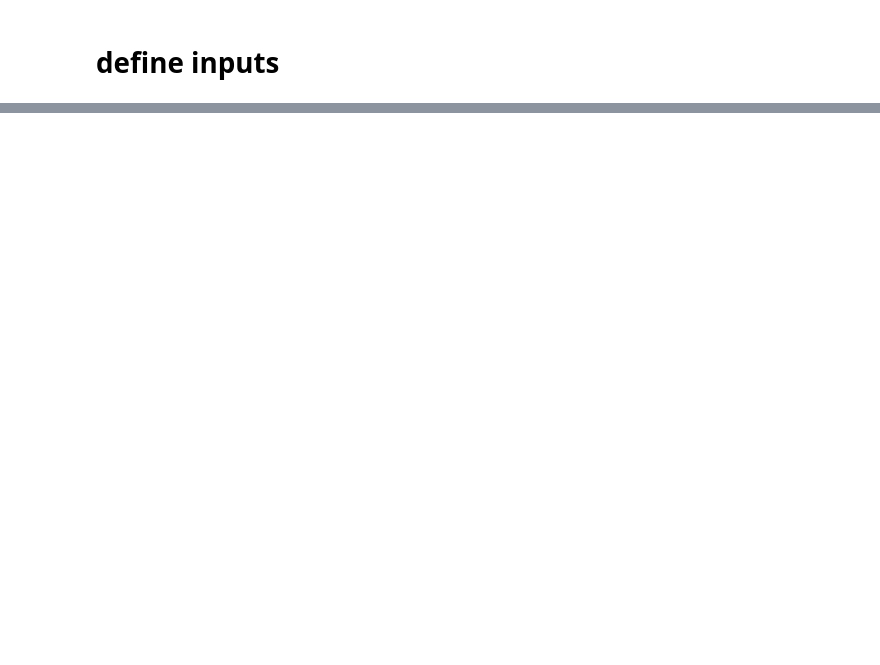
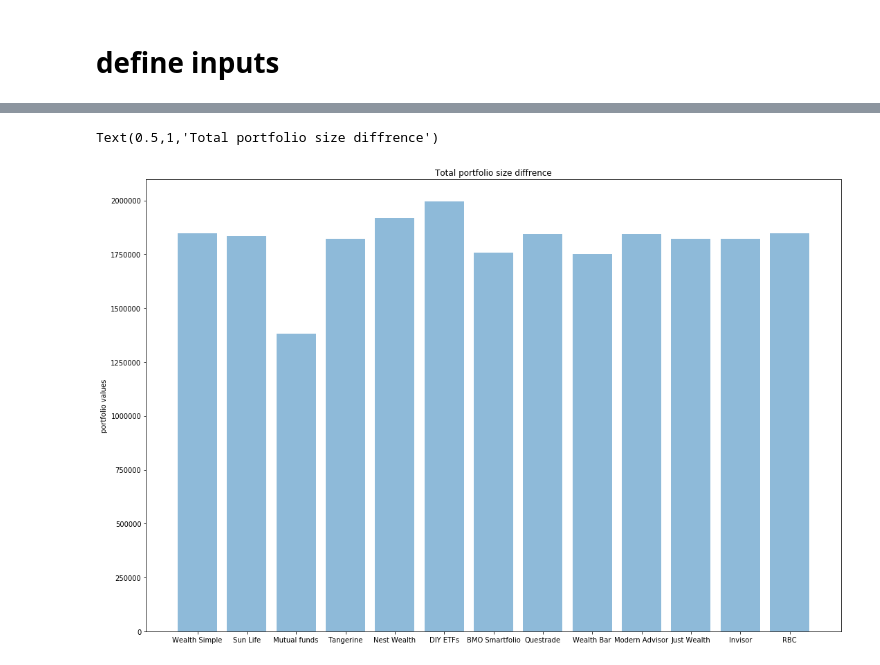
Before and after one commit to FinTrek/personal-finance-tools, a Jupyter notebook: robo advisor comparison/Robo Advisor Comparison.ipynb, the cells around one changed output, grey strips where cells are left out. Drawn from its saved outputs; the diff is of its cells as text; code cells hidden in the pictures; blank space fills up the shorter version.

```diff
--- a/robo advisor comparison/Robo Advisor Comparison.ipynb
+++ b/robo advisor comparison/Robo Advisor Comparison.ipynb
@@ -65,0 +213,19 @@ plt.plot(values[:,1], values[:,2])
+# %%
+## function calls
+wealth_simple = wealth_simple_agg(0.006,0,starting_tfsa + starting_rrsp +starting_general, 0)
+## takes my MER of 0.63% from my employer sunlife plan
+sun_life = aggregate(0.0064,0,starting_tfsa + starting_rrsp +starting_general, 0)
+## took a quated 2,25% from BMO's webiste
+Mutual_fund = aggregate(0.0225,0,starting_tfsa + starting_rrsp +starting_general, 0)
+##tangerine has 1.07% listed on their webiste.
+tangerine = aggregate(0.0107,0,starting_tfsa + starting_rrsp +starting_general, 0)
+DIY_ETF = aggregate(0.0016,0,starting_tfsa + starting_rrsp +starting_general, 60)
+nestwealth = nest_wealth_agg(0.0013,0,starting_tfsa + starting_rrsp +starting_general, 300)
+BMO_smartfolio = bmo_smartfolio_agg(0.009,0,starting_tfsa + starting_rrsp +starting_general,0)
+Questrade_port_iq = port_iq(0.009,0,starting_tfsa + starting_rrsp +starting_general,0)
+wealth_bar = wealthbar(0.009,0,starting_tfsa + starting_rrsp +starting_general,0)
+modern_advisor = modern_ad(0.009,0,starting_tfsa + starting_rrsp +starting_general,0)
+Just_wealth_port =just_wealth(0.009,0,starting_tfsa + starting_rrsp +starting_general,0)
+## could not find invisors MER of underlying funds.  I will assume it's 0.18%
+invisor = tangerine = aggregate(0.0068,0,starting_tfsa + starting_rrsp +starting_general, 0)
+RBC_dom = RBC_agg(0.0018,125,starting_tfsa + starting_rrsp +starting_general, 300)
@@ -65,0 +295,20 @@ plt.plot(values[:,1], values[:,2])
+# %%
+
+
+bar_data_x = [wealth_simple[-1,0], sun_life[-1:,0], Mutual_fund[-1:,0], tangerine[-1:,0],nestwealth[-1:,0],
+             DIY_ETF[-1:,0], BMO_smartfolio[-1:,0], Questrade_port_iq[-1:,0], wealth_bar[-1:,0],
+              modern_advisor[-1:,0], Just_wealth_port[-1:,0], invisor[-1:,0], RBC_dom[-1:,0]]
+
+Adviosrs = ['Wealth Simple', 'Sun Life', 'Mutual funds', 'Tangerine', 'Nest Wealth',
+            'DIY ETFs', 'BMO Smartfolio', 'Questrade', 'Wealth Bar',
+            'Modern Advisor','Just Wealth',  'Invisor', 'RBC']
+plt.figure(figsize=(18, 12))
+y_pos = np.arange(len(Adviosrs))
+
+plt.bar(y_pos, bar_data_x, align='center', alpha=0.5)
+plt.xticks(y_pos, Adviosrs)
+plt.ylabel('portfolio values')
+plt.title('Total portfolio size diffrence')
+# %% [output]
+Text(0.5,1,'Total portfolio size diffrence')
+[figure, added]
```
Also changed, not shown: parts of 14 cells of this notebook.
